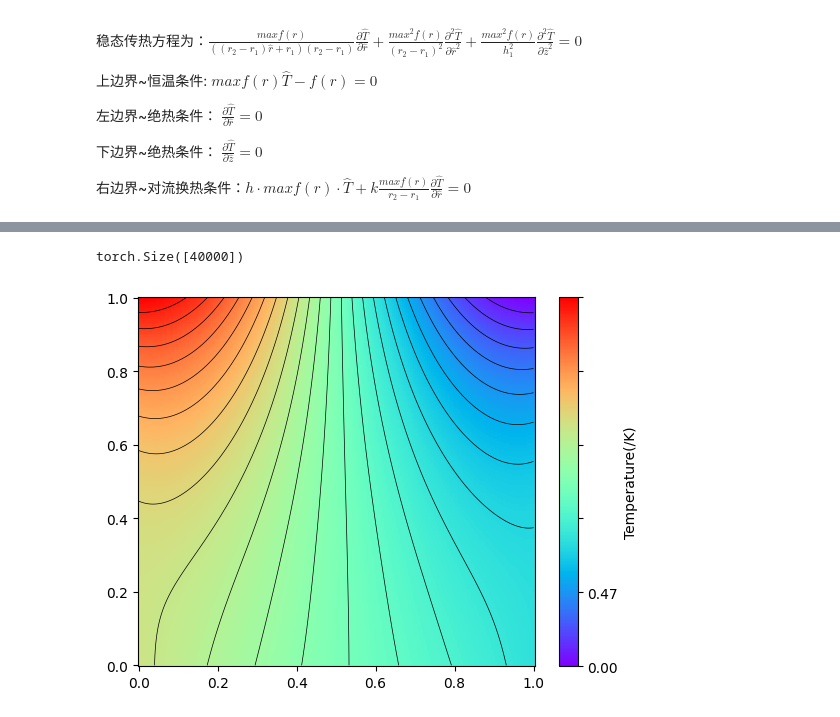
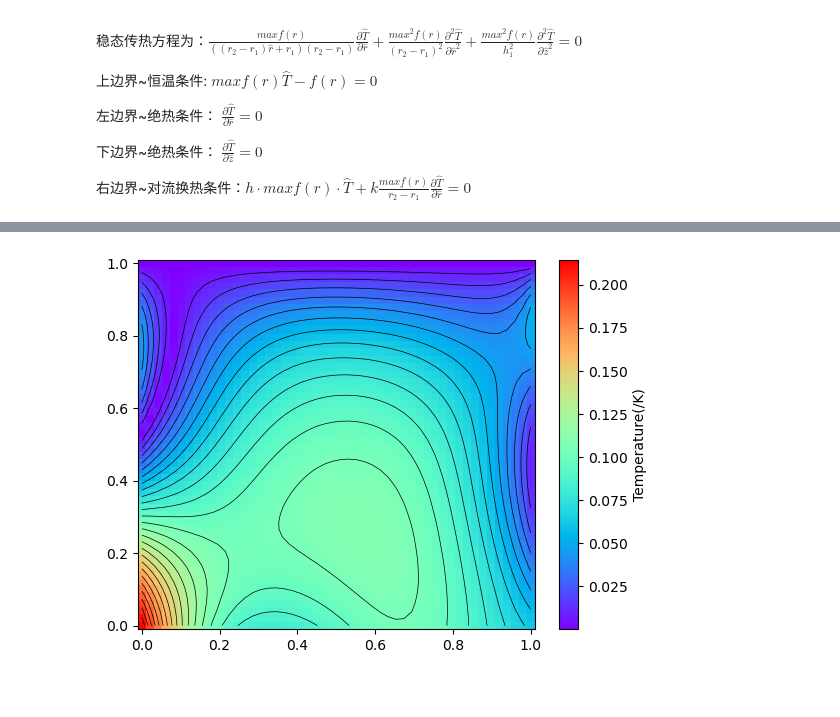
Before and after one commit to Yaoshengtai/PINN-Thermosolid-F-R, a Jupyter notebook: heat_forward/heat_forward.ipynb, the cells around one changed output, grey strips where cells are left out. Cells and saved outputs as stored; diff of their text form; code cells hidden in the pictures; blank space fills up the shorter version.

```diff
--- a/heat_forward/heat_forward.ipynb
+++ b/heat_forward/heat_forward.ipynb
@@ -36,11 +36,11 @@ maxf=10 #端面最高温度
 parser = argparse.ArgumentParser(description='PyTorch Deep Learning Training Heat Forward')
 
 # 添加命令行参数
-parser.add_argument('--lr', type=float, default=0.000003, help='学习率')
+parser.add_argument('--lr', type=float, default=0.00003, help='学习率')
 parser.add_argument('--batch_size', type=int, default=1024, help='批量大小')
 parser.add_argument('--epochs', type=int, default=1000000, help='训练轮数')
 parser.add_argument('--gpu', type=bool , default=True ,help='使用GPU进行训练')
-parser.add_argument('--train_rec_size', type=int , default=64 ,help='矩形区域内生成的点,512*512')
+parser.add_argument('--train_rec_size', type=int , default=128 ,help='矩形区域内生成的点,512*512')
 parser.add_argument('--train_bound_size', type=int , default=64 ,help='边界上生成的点数')
 parser.add_argument('--train_gen_random', type=bool , default=True ,help='训练生成点是否随机')
 parser.add_argument('--valid_gen_random', type=bool , default=True ,help='验证生成点是否随机')
@@ -50,20 +50,23 @@ parser.add_argument('--weight_right', type=int , default=5 ,help='右边界权
 parser.add_argument('--weight_bottom', type=int , default=2 ,help='下边界权重')
 parser.add_argument('--boundary_strictness', type=int , default=10 ,help='边界严格参数')
 parser.add_argument('--network_MLP', type=str , default="32,32,32,32,32" ,help='全连接网络形状')
-parser.add_argument('--check_every', type=int , default=200 ,help='检测周期')
+parser.add_argument('--check_every', type=int , default=10 ,help='检测周期')
 parser.add_argument('--save_dict', type=str , default='run1' ,help='训练文件名')
 parser.add_argument('--maxf', type=int , default=10 ,help='端面相对温度最大值')
 parser.add_argument('--impose', type=int , default=1 ,help='是否强加Drichlet边界,1为施加')
-parser.add_argument('--mtl', type=int , default=0 ,help='是否使用多任务权重学习,1为使用')
+parser.add_argument('--mtl', type=int , default=1 ,help='是否使用多任务权重学习,1为使用')
 
 
 
 args = parser.parse_args(args=[])
 print(args)
 
-save_folder = args.save_dict + "-image/"
+save_image_folder = args.save_dict + "-image/"
+save_model_folder=args.save_dict + "-model/"
 
 # 确保文件夹存在，如果不存在则创建
-if not os.path.exists(save_folder):
-    os.makedirs(save_folder)
+if not os.path.exists(save_image_folder):
+    os.makedirs(save_image_folder)
+if not os.path.exists(save_model_folder):
+    os.makedirs(save_model_folder)
 # %% [output]
@@ -308,40 +318,48 @@ tensor([309.6572, 309.6382, 309.6640, 309.7583, 309.9453, 310.2496, 310.6961,
         306.5342, 306.4944, 306.4027, 306.2301, 305.9475, 305.5262, 304.9379,
         304.1549, 303.1500], grad_fn=<AddBackward0>)
 # %%
-x=torch.linspace(0.0, 1.0, 200).requires_grad_()
-y=torch.linspace(0.0, 1.0, 200).requires_grad_()
-xy_tensor = torch.cartesian_prod(x, y).to(device)
+check_x=torch.linspace(0.0, 1.0, 50).requires_grad_()
+check_y=torch.linspace(0.0, 1.0, 50).requires_grad_()
+xy_tensor = torch.cartesian_prod(check_x, check_y).to(device)
 
-xx = torch.squeeze(xy_tensor[:, 0])
-yy = torch.squeeze(xy_tensor[:, 1])
+xx_tensor = torch.squeeze(xy_tensor[:, 0])
+yy_tensor = torch.squeeze(xy_tensor[:, 1])
 
-uu=fcnn_approximator.__call__(xx,yy)
-print(uu.shape)
-uu=(1-yy)*uu+2*xx**3-3*xx**2+1
+
+# uu=fcnn_approximator.__call__(xx,yy)
+# print(uu.shape)
+single_network=torch.load(str(args.save_dict)+"-model/"+str(100)+'.pth')
+xx = torch.unsqueeze(xx_tensor, dim=1).requires_grad_()
+yy = torch.unsqueeze(yy_tensor, dim=1).requires_grad_()
+xy = torch.cat((xx, yy), dim=1)
+uu=single_network(xy)
+uu = torch.squeeze(uu.requires_grad_())
+
+uu=(1-yy_tensor)*uu+2*xx_tensor**3-3*xx_tensor**2+1
 uu=uu.detach().cpu().numpy()
-fem=pd.read_csv('./data/new.txt',delimiter=r'\s+')
+
+fem=pd.read_csv('./data/h20000.txt',delimiter=r'\s+')
 uu_di=abs(uu*args.maxf+303.15-fem['T'].values)
 
-x=x.detach().cpu().numpy()
-y=y.detach().cpu().numpy()
+x=check_x.detach().cpu().numpy()
+y=check_y.detach().cpu().numpy()
 
 x, y = np.meshgrid(x,y)
 
-heatmap=plt.pcolormesh(x, y, uu.reshape(x.shape).T, cmap='rainbow')
-plt.contour(x, y, uu.reshape(x.shape).T, 30,colors='black', linewidths=0.5)
+heatmap=plt.pcolormesh(x, y, uu_di.reshape(x.shape).T, cmap='rainbow')
+plt.contour(x, y, uu_di.reshape(x.shape).T, 30,colors='black', linewidths=0.5)
 cbar=plt.colorbar(heatmap,label='Temperature(/K)')
 # 添加轴标签
 # 手动设置 colorbar 的刻度标签
 # cbar_ticks = [uu_di.min(), uu_di.max()]  # 设置刻度标签为最小值和最大值
 # cbar.set_ticks(cbar_ticks)
 
 #设置刻度标签的文本，可以使用字符串格式化来显示具体值
-cbar_ticklabels = [f'{tick:.2f}' for tick in cbar_ticks]
-cbar.set_ticklabels(cbar_ticklabels)
+# cbar_ticklabels = [f'{tick:.2f}' for tick in cbar_ticks]
+# cbar.set_ticklabels(cbar_ticklabels)
 # plt.set_xlabel('r')
 # plt.set_ylabel('z')
 # plt.set_title('Heatmap_compare')
 plt.show()
 # %% [output]
-torch.Size([40000])
-[figure, old version]
+[figure, new version]
```
Also changed, not shown: parts of 5 cells of this notebook, 18 other files.
